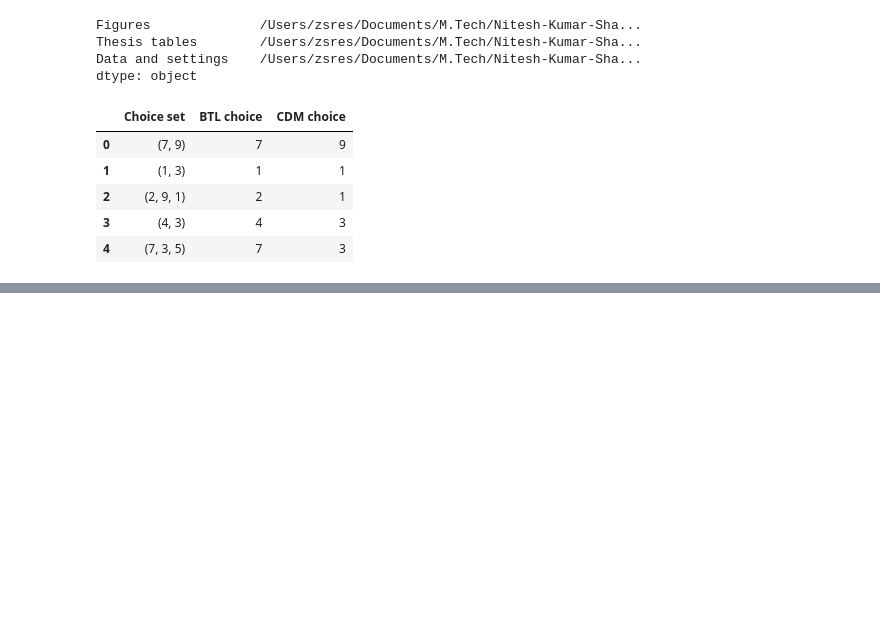
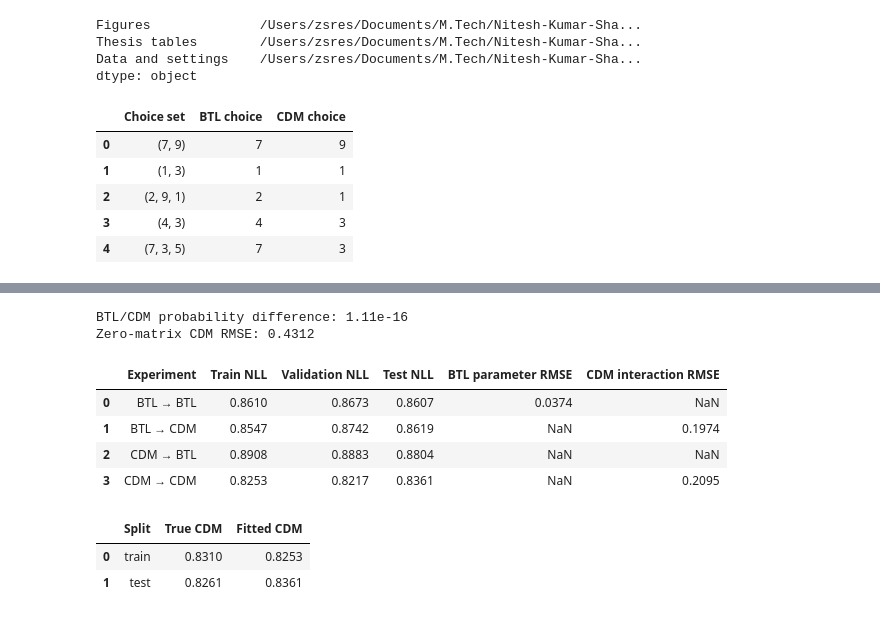
Before and after one commit to rbhdsks/Learning-from-Comparison-Data-Master-Thesis-Project-, a Jupyter notebook: notebooks/experiments/Context_Dependent_Model/04-Unifiednotebook.ipynb, the cells around one changed output, grey strips where cells are left out. Cells and saved outputs as stored; diff of their text form; code cells hidden in the pictures; blank space fills up the shorter version.

```diff
--- a/notebooks/experiments/Context_Dependent_Model/04-Unifiednotebook.ipynb
+++ b/notebooks/experiments/Context_Dependent_Model/04-Unifiednotebook.ipynb
@@ -252,0 +424,79 @@ pd.DataFrame({
+# %%
+# Give BTL→CDM its exact recovery target and check the CDM fit.
+theta = torch.as_tensor(true_btl_parameters, dtype=DTYPE, device=DEVICE)
+btl_truth_as_cdm = -theta.unsqueeze(0).repeat(N_ITEMS, 1)
+btl_truth_as_cdm.fill_diagonal_(0)
+btl_truth_as_cdm = center_cdm_parameters(btl_truth_as_cdm)
+
+comparison_table["BTL parameter RMSE"] = np.nan
+comparison_table["CDM interaction RMSE"] = np.nan
+
+comparison_table.loc[
+    comparison_table["Experiment"].eq("BTL → BTL"), "BTL parameter RMSE"
+] = parameter_recovery_error(
+    true_btl_parameters, fit_results["BTL"]["BTL"]
+)
+comparison_table.loc[
+    comparison_table["Experiment"].eq("BTL → CDM"), "CDM interaction RMSE"
+] = cdm_parameter_recovery_error(
+    btl_truth_as_cdm, fit_results["BTL"]["CDM"].interaction_matrix
+)
+comparison_table.loc[
+    comparison_table["Experiment"].eq("CDM → CDM"), "CDM interaction RMSE"
+] = cdm_parameter_recovery_error(
+    true_cdm_parameters, fit_results["CDM"]["CDM"].interaction_matrix
+)
+
+comparison_table = comparison_table.drop(columns=["Recovery RMSE"], errors="ignore")
+comparison_table.to_csv(TABLE_DIR / "04_model_comparison.csv", index=False)
+comparison_table.to_latex(
+    TABLE_DIR / "04_model_comparison.tex",
+    index=False, float_format="%.4f", na_rep="",
+)
+
+with torch.no_grad():
+    btl_logits = theta[choice_sets.clamp_min(0)].masked_fill(
+        ~choice_mask, -torch.inf
+    )
+    probability_difference = (
+        torch.softmax(btl_logits, dim=1)
+        - cdm_choice_probabilities(btl_truth_as_cdm, choice_sets, choice_mask)
+    ).abs().max().item()
+
+diagnostic_rows = []
+for split_name in ("train", "test"):
+    data = split_data["CDM"][split_name]["torch"]
+    with torch.no_grad():
+        losses = {
+            label: average_cdm_negative_log_likelihood(
+                matrix, data.choice_sets, data.chosen_positions, data.choice_mask
+            ).item()
+            for label, matrix in {
+                "True CDM": true_cdm_parameters,
+                "Fitted CDM": fit_results["CDM"]["CDM"].interaction_matrix,
+            }.items()
+        }
+    diagnostic_rows.append({"Split": split_name, **losses})
+
+diagnostic_table = pd.DataFrame(diagnostic_rows)
+diagnostic_table.to_csv(LOG_DIR / "cdm_truth_vs_fit_nll.csv", index=False)
+
+print(f"BTL/CDM probability difference: {probability_difference:.2e}")
+print(
+    "Zero-matrix CDM RMSE:",
+    round(cdm_parameter_recovery_error(
+        true_cdm_parameters, torch.zeros_like(true_cdm_parameters)
+    ), 4),
+)
+display(comparison_table.round(4), diagnostic_table.round(4))
+# %% [output]
+BTL/CDM probability difference: 1.11e-16
+Zero-matrix CDM RMSE: 0.4312
+|  | Experiment | Train NLL | Validation NLL | Test NLL | BTL parameter RMSE | CDM interaction RMSE |
+| 0 | BTL → BTL | 0.8610 | 0.8673 | 0.8607 | 0.0374 | NaN |
+| 1 | BTL → CDM | 0.8547 | 0.8742 | 0.8619 | NaN | 0.1974 |
+| 2 | CDM → BTL | 0.8908 | 0.8883 | 0.8804 | NaN | NaN |
+| 3 | CDM → CDM | 0.8253 | 0.8217 | 0.8361 | NaN | 0.2095 |
+|  | Split | True CDM | Fitted CDM |
+| 0 | train | 0.8310 | 0.8253 |
+| 1 | test | 0.8261 | 0.8361 |
```
Also changed, not shown: parts of 11 cells of this notebook.
